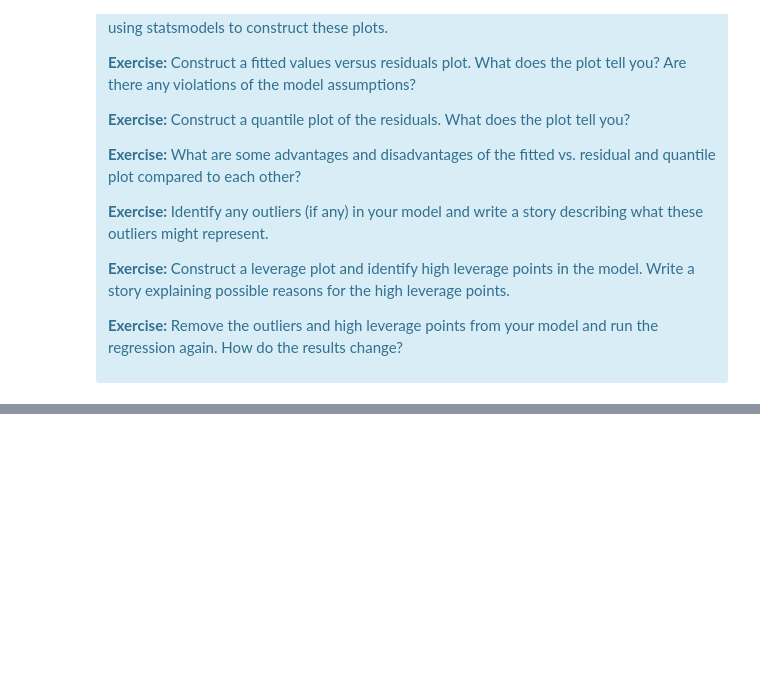
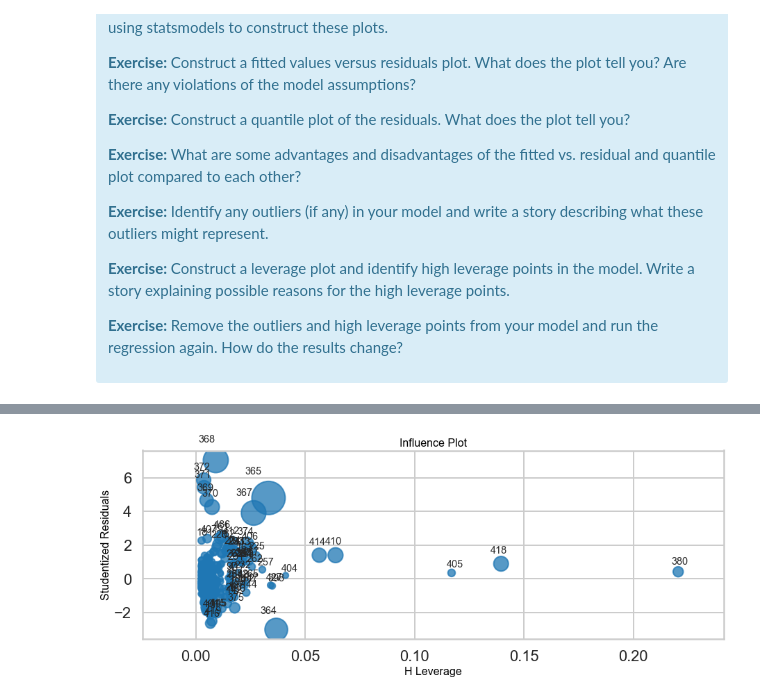
Before and after one commit to Shunling/SpringBoard, a Jupyter notebook: linear_regression/Mini_Project_Linear_Regression.ipynb, the cells around one changed output, grey strips where cells are left out. Saved outputs shown, nothing was run; the diff lists cells and outputs as text; code cells hidden in the pictures; blank space fills up the shorter version.

```diff
--- a/linear_regression/Mini_Project_Linear_Regression.ipynb
+++ b/linear_regression/Mini_Project_Linear_Regression.ipynb
@@ -932,0 +968,7 @@ There are some other issues that are important investigate with linear regressio
+# %%
+# Exercise: Construct a leverage plot and identify high leverage points in the model.
+# Write a story explaining possible reasons for the high leverage points.
+fig, ax = plt.subplots(figsize=(15,5))
+fig = sm.graphics.influence_plot(m, ax=ax, criterion="cooks")
+# %% [output]
+[figure, added]
```
Also changed, not shown: parts of 7 cells of this notebook.
